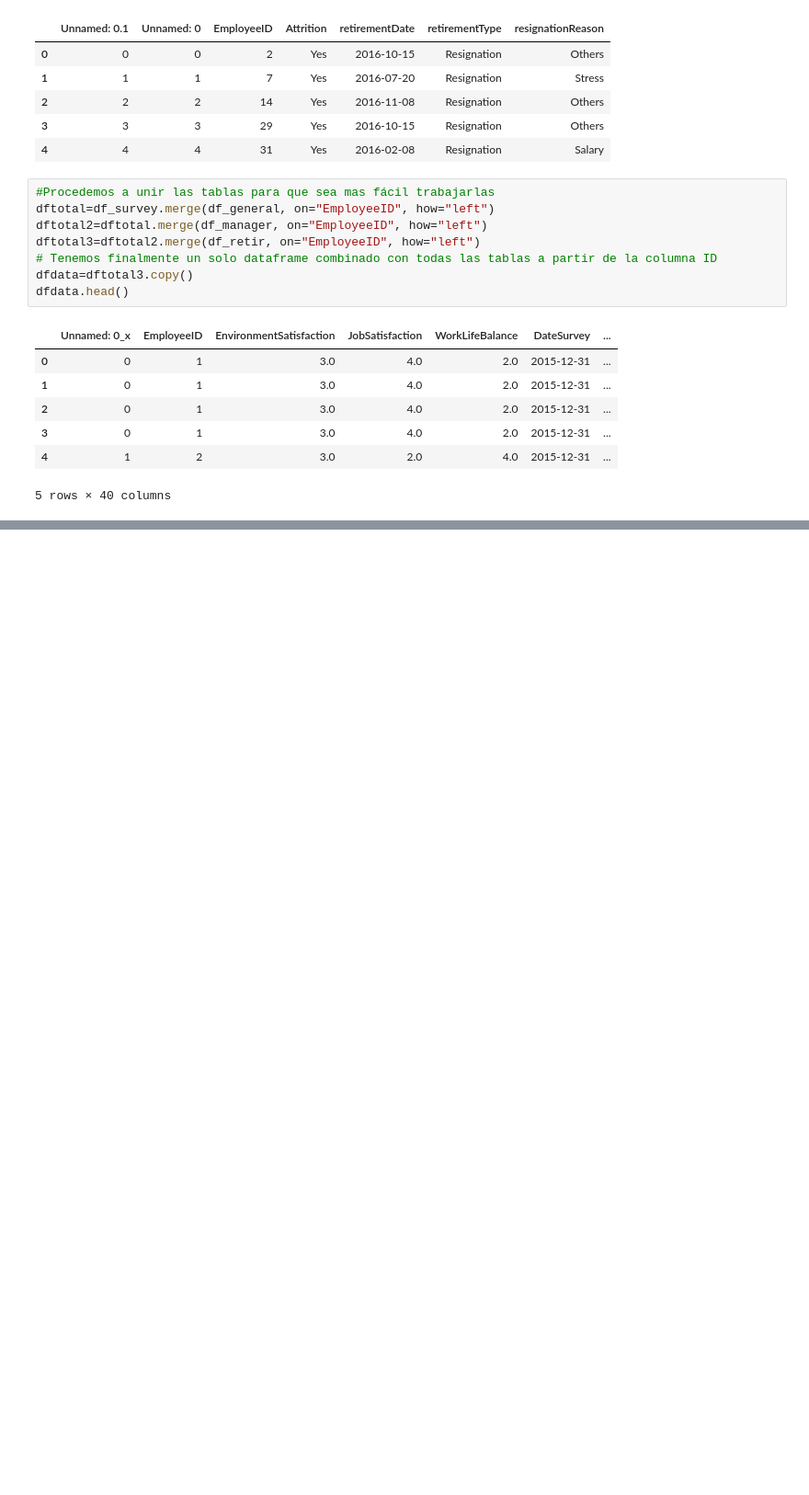
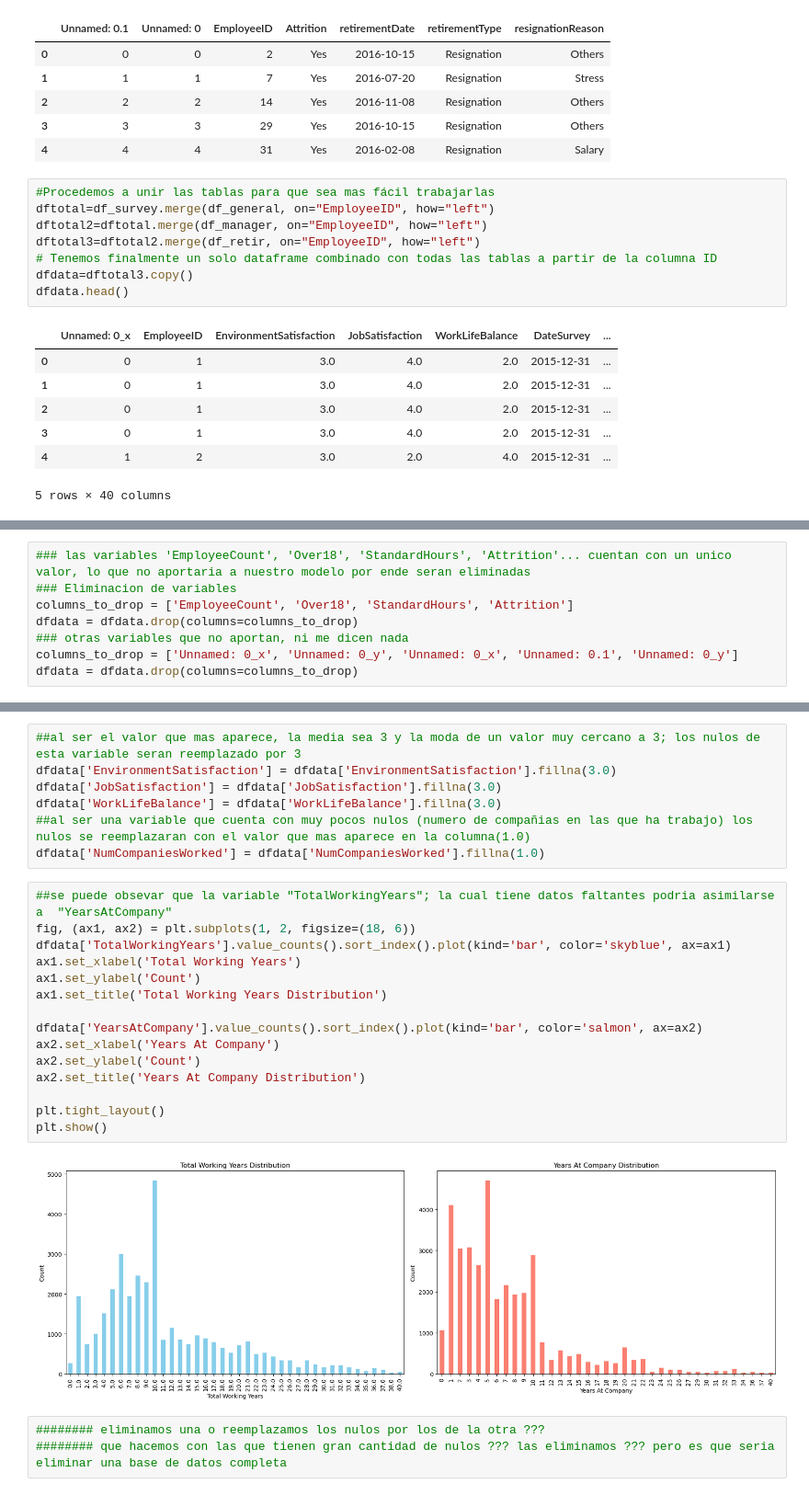
Before and after one commit to MariaGabrielp/HR_Analitica, a Jupyter notebook: Perez_Gonzalez_HR.ipynb, the cells around one changed output, grey strips where cells are left out. Shown at 92% size. Saved outputs shown, nothing was run; the diff lists cells and outputs as text; blank space fills up the shorter version.

```diff
--- a/Perez_Gonzalez_HR.ipynb
+++ b/Perez_Gonzalez_HR.ipynb
@@ -129,3 +139,11 @@ dfdata.head()
+# %%
+### las variables 'EmployeeCount', 'Over18', 'StandardHours', 'Attrition'... cuentan con un unico valor, lo que no aportaria a nuestro modelo por ende seran eliminadas
+### Eliminacion de variables
+columns_to_drop = ['EmployeeCount', 'Over18', 'StandardHours', 'Attrition']
+dfdata = dfdata.drop(columns=columns_to_drop)
+### otras variables que no aportan, ni me dicen nada
+columns_to_drop = ['Unnamed: 0_x', 'Unnamed: 0_y', 'Unnamed: 0_x', 'Unnamed: 0.1', 'Unnamed: 0_y']
+dfdata = dfdata.drop(columns=columns_to_drop)
 # %%
 ## Verificación de valores nulos
 print(dfdata.isnull().sum())
@@ -153,0 +207,27 @@ dtype: int64
+# %%
+##al ser el valor que mas aparece, la media sea 3 y la moda de un valor muy cercano a 3; los nulos de esta variable seran reemplazado por 3
+dfdata['EnvironmentSatisfaction'] = dfdata['EnvironmentSatisfaction'].fillna(3.0)
+dfdata['JobSatisfaction'] = dfdata['JobSatisfaction'].fillna(3.0)
+dfdata['WorkLifeBalance'] = dfdata['WorkLifeBalance'].fillna(3.0)
+##al ser una variable que cuenta con muy pocos nulos (numero de compañias en las que ha trabajo) los nulos se reemplazaran con el valor que mas aparece en la columna(1.0)
+dfdata['NumCompaniesWorked'] = dfdata['NumCompaniesWorked'].fillna(1.0)
+# %%
+##se puede obsevar que la variable "TotalWorkingYears"; la cual tiene datos faltantes podria asimilarse a  "YearsAtCompany"
+fig, (ax1, ax2) = plt.subplots(1, 2, figsize=(18, 6))
+dfdata['TotalWorkingYears'].value_counts().sort_index().plot(kind='bar', color='skyblue', ax=ax1)
+ax1.set_xlabel('Total Working Years')
+ax1.set_ylabel('Count')
+ax1.set_title('Total Working Years Distribution')
+
+dfdata['YearsAtCompany'].value_counts().sort_index().plot(kind='bar', color='salmon', ax=ax2)
+ax2.set_xlabel('Years At Company')
+ax2.set_ylabel('Count')
+ax2.set_title('Years At Company Distribution')
+
+plt.tight_layout()
+plt.show()
+# %% [output]
+[figure, added]
+# %%
+######## eliminamos una o reemplazamos los nulos por los de la otra ???
+######## que hacemos con las que tienen gran cantidad de nulos ??? las eliminamos ??? pero es que seria eliminar una base de datos completa
```
Also changed, not shown: parts of 6 cells of this notebook.
